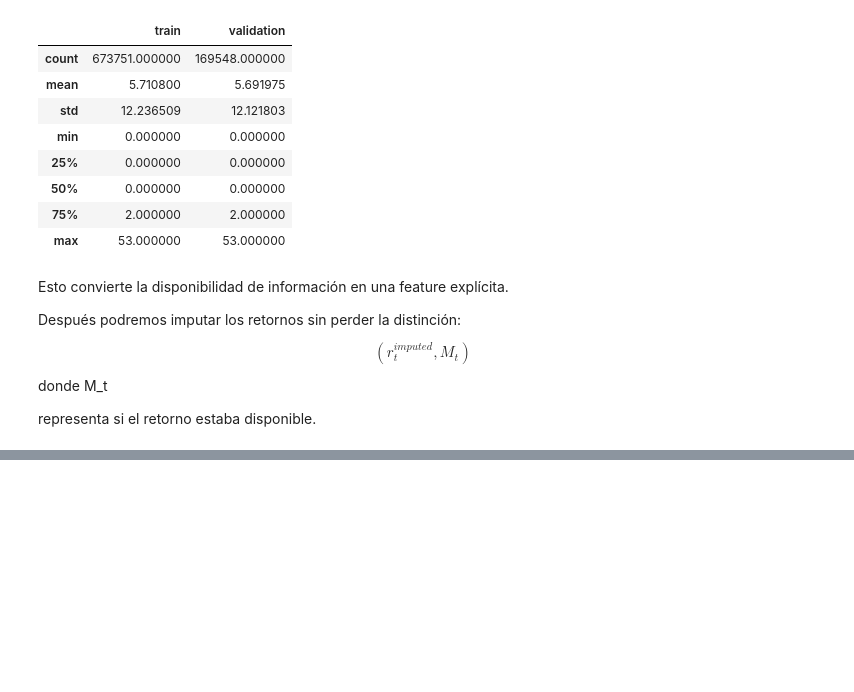
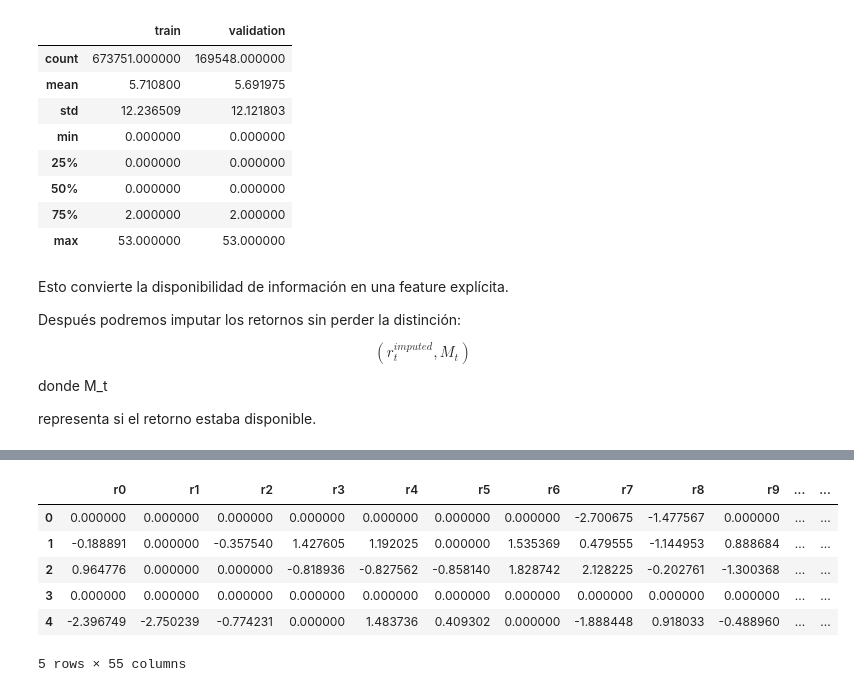
Before and after one commit to ADRIANVM117/data-science-portfolio, a Jupyter notebook: EXAMEN_DL_BOURBAKI/notebooks/02_validation_feature_engineering_and_baselines.ipynb, the cells around one changed output, grey strips where cells are left out. Saved outputs shown, nothing was run; the diff lists cells and outputs as text; code cells hidden in the pictures; blank space fills up the shorter version.

```diff
--- a/EXAMEN_DL_BOURBAKI/notebooks/02_validation_feature_engineering_and_baselines.ipynb
+++ b/EXAMEN_DL_BOURBAKI/notebooks/02_validation_feature_engineering_and_baselines.ipynb
@@ -424,0 +832,45 @@ train_return_values = train_return_values[~np.isnan(train_return_values)]
+# %%
+# 2.6.1 Representación baseline final
+
+X_train_baseline = X_train_scaled.copy()
+X_val_baseline = X_val_scaled.copy()
+
+# 1. Clipping de los retornos transformados
+X_train_baseline[return_cols] = (
+    X_train_baseline[return_cols].clip(-20, 20)
+)
+
+X_val_baseline[return_cols] = (
+    X_val_baseline[return_cols].clip(-20, 20)
+)
+
+# 2. Imputación neutral después del Robust Scaling
+X_train_baseline[return_cols] = (
+    X_train_baseline[return_cols].fillna(0.0)
+)
+
+X_val_baseline[return_cols] = (
+    X_val_baseline[return_cols].fillna(0.0)
+)
+
+# 3. Missingness explícito
+missing_features = ["missing_count", "missing_share"]
+
+X_train_baseline[missing_features] = X_train_prep[missing_features]
+X_val_baseline[missing_features] = X_val_prep[missing_features]
+# %%
+#2.6.2 Incorporar missingness como información
+# Ya habíamos calculado missing_count y missing_share en X_train_prep y X_val_prep.
+missing_features = ["missing_count", "missing_share"]
+
+X_train_baseline[missing_features] = (X_train_prep[missing_features])
+X_val_baseline[missing_features] = (X_val_prep[missing_features])
+X_train_baseline[return_cols + missing_features].head()
+# %% [output]
+|  | r0 | r1 | r2 | r3 | r4 | r5 | r6 | r7 | r8 | r9 | ... | ... |
+| 0 | 0.000000 | 0.000000 | 0.000000 | 0.000000 | 0.000000 | 0.000000 | 0.000000 | -2.700675 | -1.477567 | 0.000000 | ... | ... |
+| 1 | -0.188891 | 0.000000 | -0.357540 | 1.427605 | 1.192025 | 0.000000 | 1.535369 | 0.479555 | -1.144953 | 0.888684 | ... | ... |
+| 2 | 0.964776 | 0.000000 | 0.000000 | -0.818936 | -0.827562 | -0.858140 | 1.828742 | 2.128225 | -0.202761 | -1.300368 | ... | ... |
+| 3 | 0.000000 | 0.000000 | 0.000000 | 0.000000 | 0.000000 | 0.000000 | 0.000000 | 0.000000 | 0.000000 | 0.000000 | ... | ... |
+| 4 | -2.396749 | -2.750239 | -0.774231 | 0.000000 | 1.483736 | 0.409302 | 0.000000 | -1.888448 | 0.918033 | -0.488960 | ... | ... |
+5 rows × 55 columns
```
Also changed, not shown: parts of 19 cells of this notebook.
